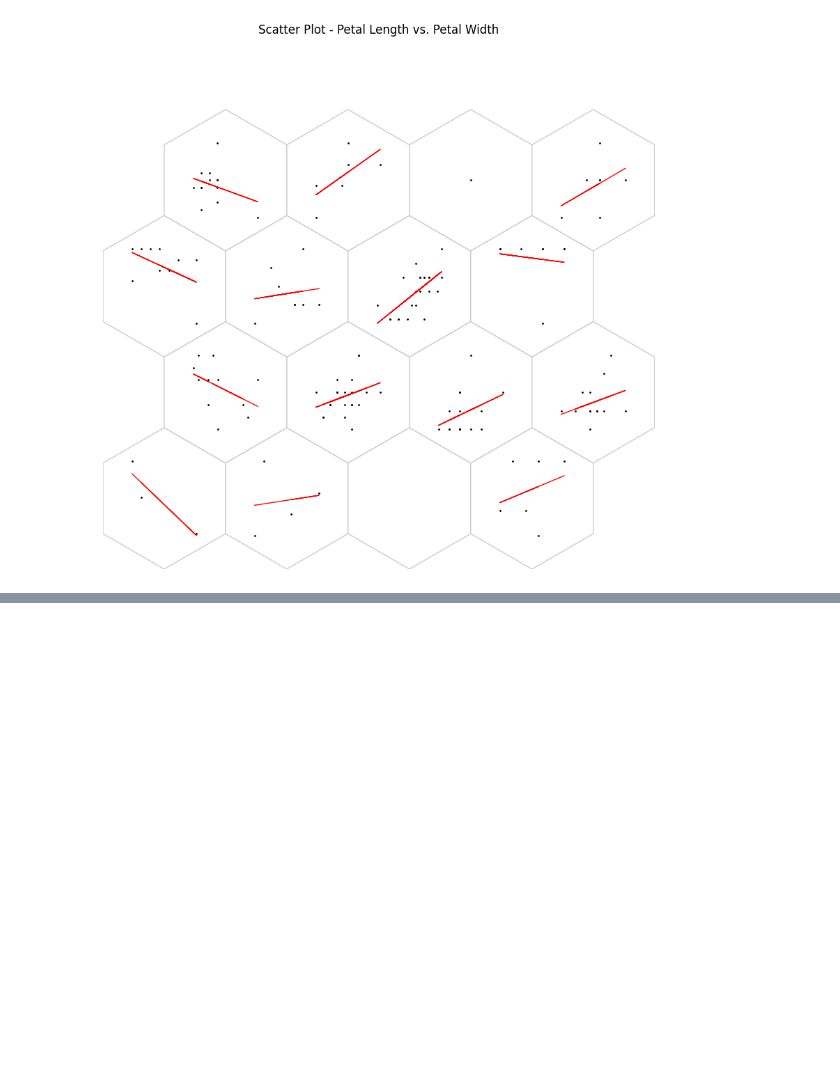
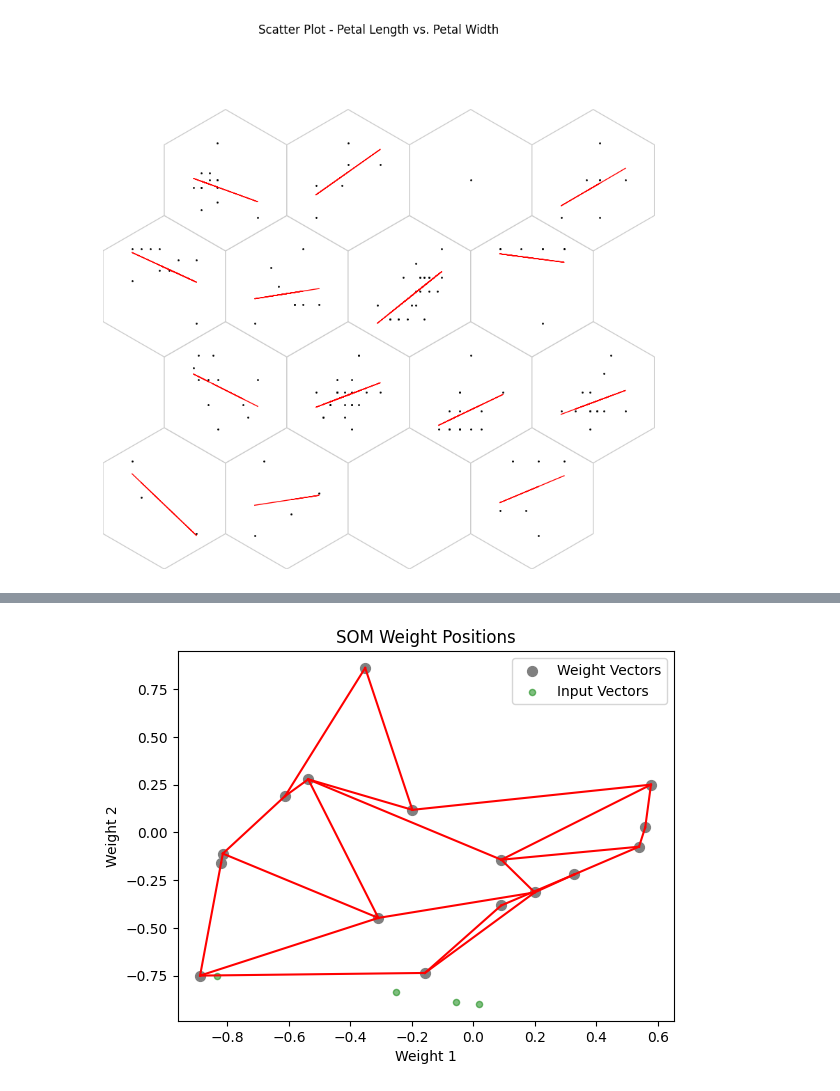
Before and after one commit to amir-jafari/SOM, a Jupyter notebook: examples/Tabular/Iris/notebook/iris_generic_plots.ipynb, the cells around one changed output, grey strips where cells are left out. Saved outputs shown, nothing was run; the diff lists cells and outputs as text; code cells hidden in the pictures; blank space fills up the shorter version.

```diff
--- a/examples/Tabular/Iris/notebook/iris_generic_plots.ipynb
+++ b/examples/Tabular/Iris/notebook/iris_generic_plots.ipynb
@@ -393,0 +400,4 @@ plt.show()
+# %%
+som.plot('component_positions', data_dict)
+# %% [output]
+[figure, added]
```
Also changed, not shown: parts of 2 cells of this notebook.
